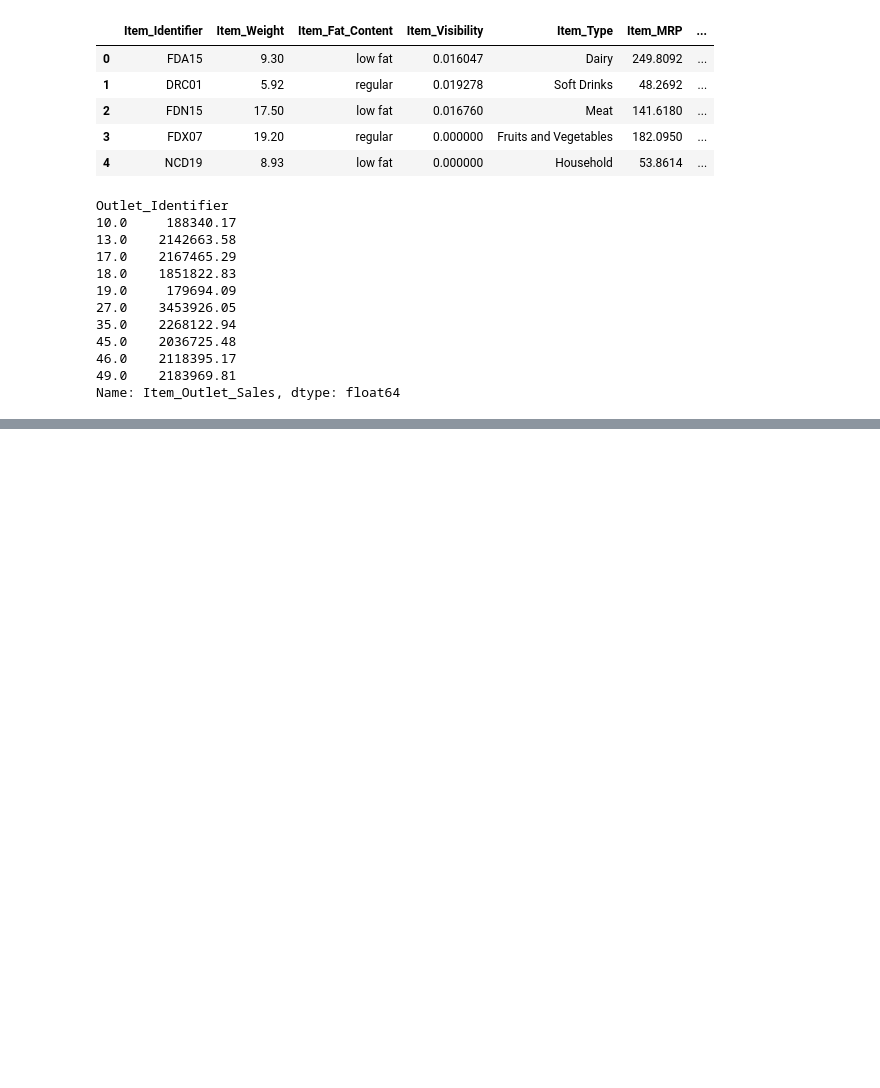
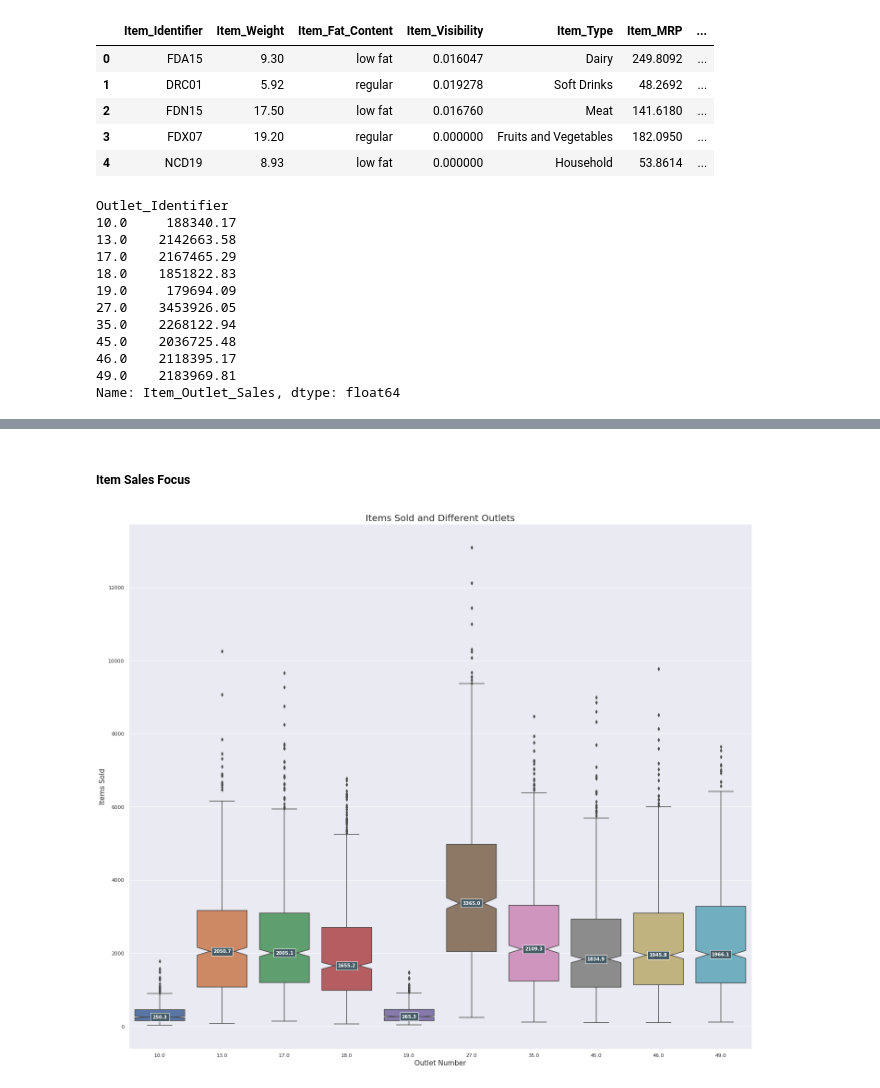
Before and after one commit to jkwakyi/food-sales-predictions, a Jupyter notebook: food_sales_predictions.ipynb, the cells around one changed output, grey strips where cells are left out. Cells and saved outputs as stored; diff of their text form; code cells hidden in the pictures; blank space fills up the shorter version.

```diff
--- a/food_sales_predictions.ipynb
+++ b/food_sales_predictions.ipynb
@@ -510,0 +546,34 @@ sns.barplot(total_sales_by_store.index, total_sales_by_store.values, palette = '
+# %% [markdown]
+##### **Item Sales Focus**
+# %%
+from seaborn.categorical import boxplot
+fig, axes = plt.subplots(nrows = 1, ncols = 1, figsize = (20, 17))
+sns.set(style = 'darkgrid')
+
+boxplot = sns.boxplot(data = df, x = 'Outlet_Identifier', y = 'Item_Outlet_Sales',
+            notch = True,
+            );
+
+ax = boxplot.axes
+lines = ax.get_lines()
+categories = ax.get_xticks()
+
+for x in categories:
+  y = round(lines[4+x*6].get_ydata()[0],1)
+
+  ax.text(x,
+          y,
+          f'{y}',
+          ha = 'center',
+          va = 'center',
+          fontweight = 'bold',
+          size = 10,
+          color = 'white',
+          bbox = dict(facecolor = '#445A64'))
+
+boxplot.set_xlabel('Outlet Number', fontsize = 15)
+boxplot.set_ylabel('Items Sold', fontsize = 15)
+boxplot.set_title('Items Sold and Different Outlets', fontsize = 20)
+boxplot.figure.tight_layout()
+# %% [output]
+[figure, added]
```
Also changed, not shown: parts of 29 cells of this notebook.
